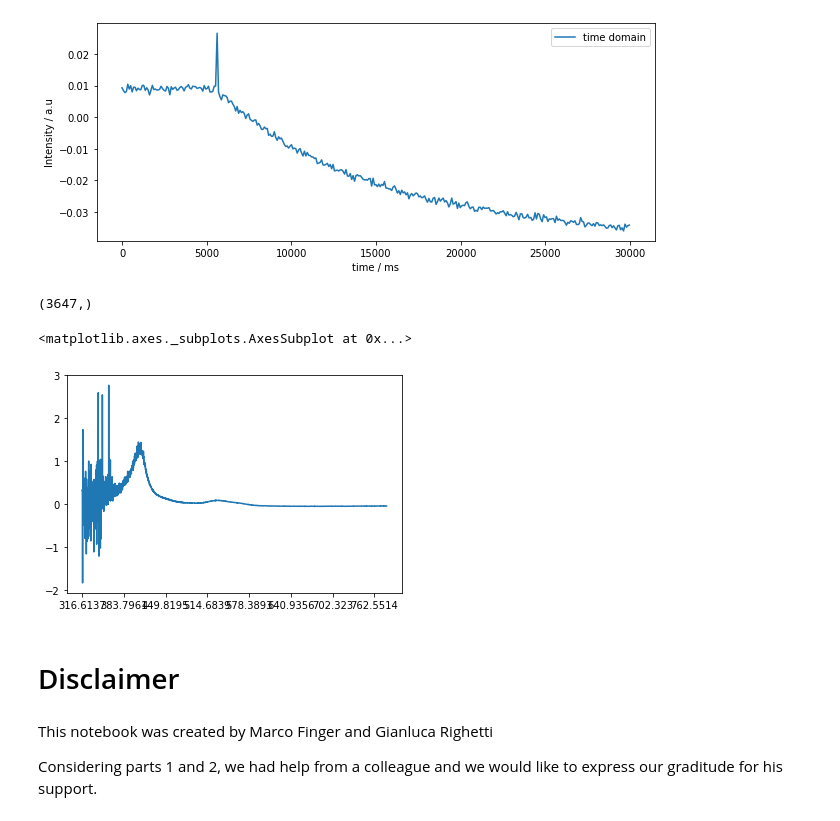
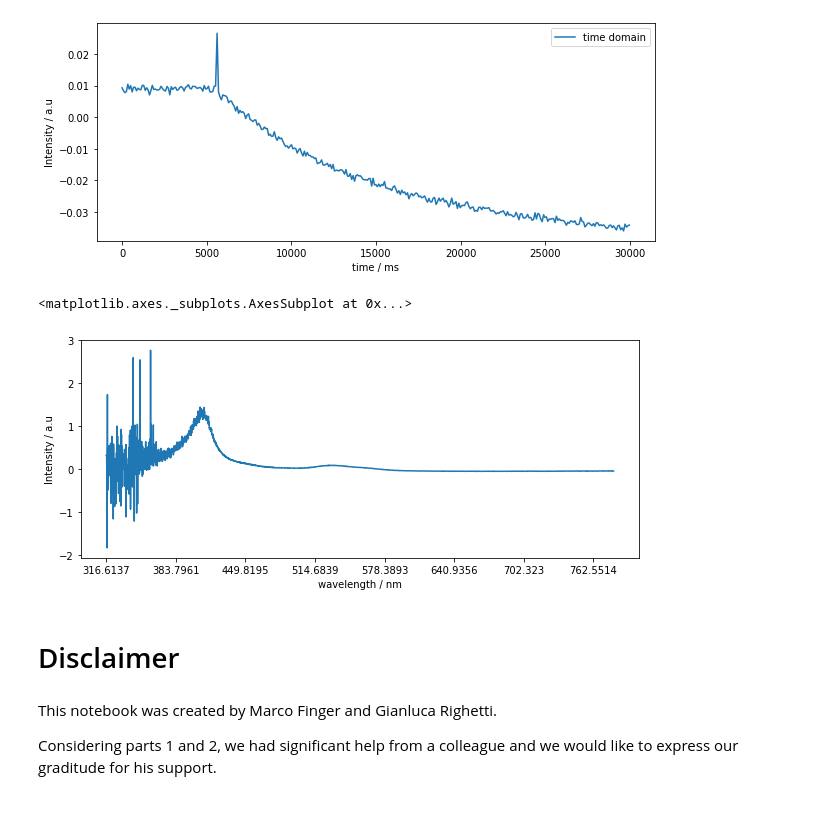
Before and after one commit to marco-finger/DSF-FS22-MarcoFinger, a Jupyter notebook: CodingTask1.ipynb, the cells around one changed output. Cells and saved outputs as stored; diff of their text form; code cells hidden in the pictures.

```diff
--- a/CodingTask1.ipynb
+++ b/CodingTask1.ipynb
@@ -332,16 +332,18 @@ plt.legend()
 # %%
 # classical spectrum over wavelength
 
+
+plt.figure(figsize = (10,4))
+plt.xlabel('wavelength / nm')
+plt.ylabel('Intensity / a.u')
 df1 = df.iloc[0,1:-1]
-print(df1.shape)
 df1.plot()
 # %% [output]
-(3647,)
+<matplotlib.axes._subplots.AxesSubplot at 0x...>
-<matplotlib.axes._subplots.AxesSubplot at 0x...>
-[figure, old version]
+[figure, new version]
 # %% [markdown]
 # Disclaimer
 # %% [markdown]
-This notebook was created by Marco Finger and Gianluca Righetti
+This notebook was created by Marco Finger and Gianluca Righetti.
 
-Considering parts 1 and 2, we had help from a colleague and we would like to express our graditude for his support.
+Considering parts 1 and 2, we had significant help from a colleague and we would like to express our graditude for his support.
```
